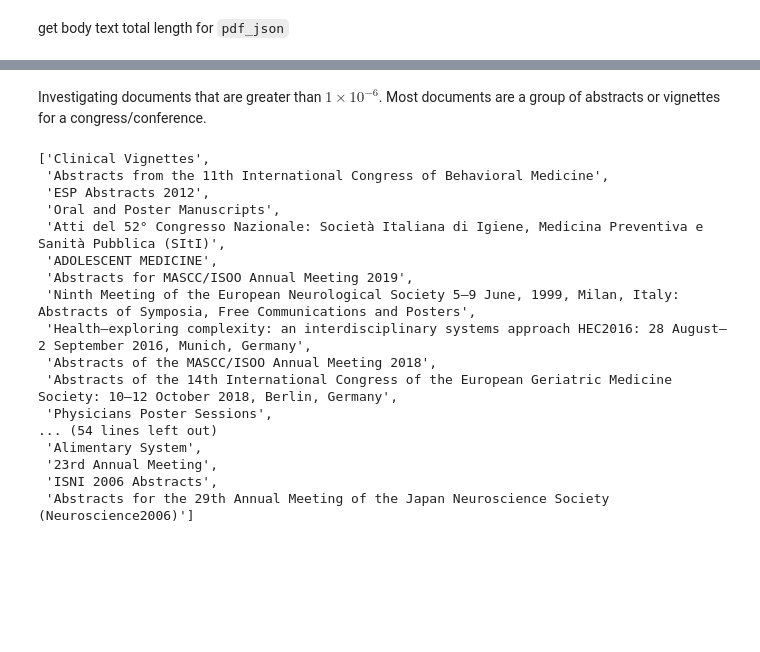
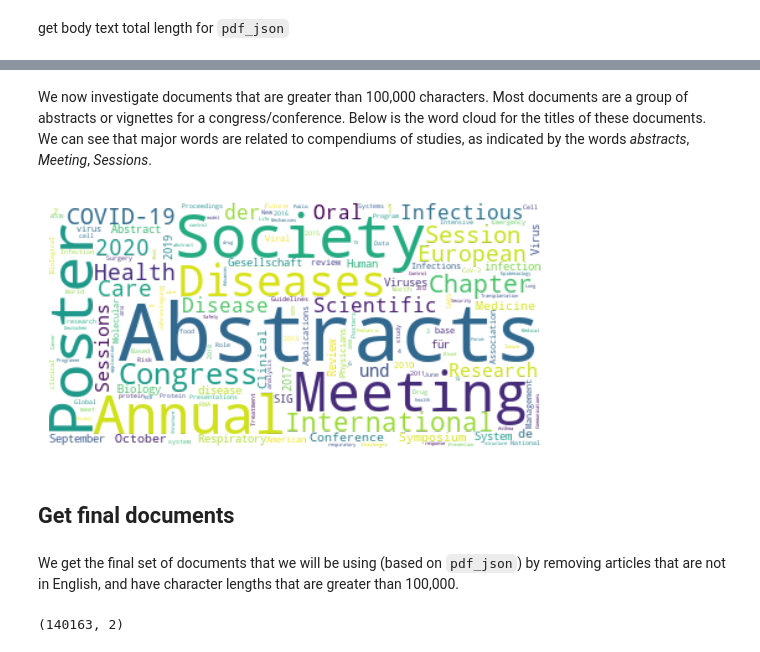
Before and after one commit to aldencabajar/cord-19-topic-modeling, a Jupyter notebook: cord-dataset-exploration.ipynb, the cells around one changed output, grey strips where cells are left out. Drawn from its saved outputs; the diff is of its cells as text; code cells hidden in the pictures; blank space fills up the shorter version.

Commit message:
add stats on final documents

```diff
--- a/cord-dataset-exploration.ipynb
+++ b/cord-dataset-exploration.ipynb
@@ -307,24 +301,17 @@ dtype: float64
 # %% [markdown]
-Investigating documents that are greater than $1\times10^{-6}$. Most documents are a group of abstracts or vignettes for a congress/conference.
+We now investigate documents that are greater than 100,000 characters. Most documents are a group of abstracts or vignettes for a congress/conference. Below is the word cloud for the titles of these documents. We can see that major words are related to compendiums of studies, as indicated by the words *abstracts*, *Meeting*, *Sessions*.
 # %%
-doc_idx = lengths_pdf_s.loc[lengths_pdf_s > 1e6].index
+doc_idx = lengths_pdf_s.loc[lengths_pdf_s > 1e5].index
 sha_list = [docs[i].replace('.json', '') for i in doc_idx]
-metadata.loc[metadata.sha.isin(sha_list)][['title', 'sha']].title.tolist()
+titles = metadata.loc[metadata.sha.isin(sha_list)][['title', 'sha']].title
+docs_token_grt_limit = get_tokens(titles)
+wc = wc_obj.generate_from_frequencies(Counter(docs_token_grt_limit))
+plt.imshow(wc, interpolation = 'bilinear')
+plt.axis('off')
+plt.show()
 # %% [output]
-['Clinical Vignettes',
- 'Abstracts from the 11th International Congress of Behavioral Medicine',
- 'ESP Abstracts 2012',
- 'Oral and Poster Manuscripts',
- 'Atti del 52° Congresso Nazionale: Società Italiana di Igiene, Medicina Preventiva e Sanità Pubblica (SItI)',
- 'ADOLESCENT MEDICINE',
- 'Abstracts for MASCC/ISOO Annual Meeting 2019',
- 'Ninth Meeting of the European Neurological Society 5–9 June, 1999, Milan, Italy: Abstracts of Symposia, Free Communications and Posters',
- 'Health—exploring complexity: an interdisciplinary systems approach HEC2016: 28 August–2 September 2016, Munich, Germany',
- 'Abstracts of the MASCC/ISOO Annual Meeting 2018',
- 'Abstracts of the 14th International Congress of the European Geriatric Medicine Society: 10–12 October 2018, Berlin, Germany',
- 'Physicians Poster Sessions',
-... (54 lines left out)
- 'Alimentary System',
- '23rd Annual Meeting',
- 'ISNI 2006 Abstracts',
- 'Abstracts for the 29th Annual Meeting of the Japan Neuroscience Society (Neuroscience2006)']
+[figure, added]
+# %% [markdown]
+## Get final documents
+# %% [markdown]
+We get the final set of documents that we will be using (based on `pdf_json`) by removing articles that are not in English, and have character lengths that are greater than 100,000.
@@ -330,0 +323,4 @@ metadata.loc[metadata.sha.isin(sha_list)][['title', 'sha']].title.tolist()
+# %%
+final_sha_titles.shape
+# %% [output]
+(140163, 2)
```
Also changed, not shown: parts of 10 cells of this notebook.
